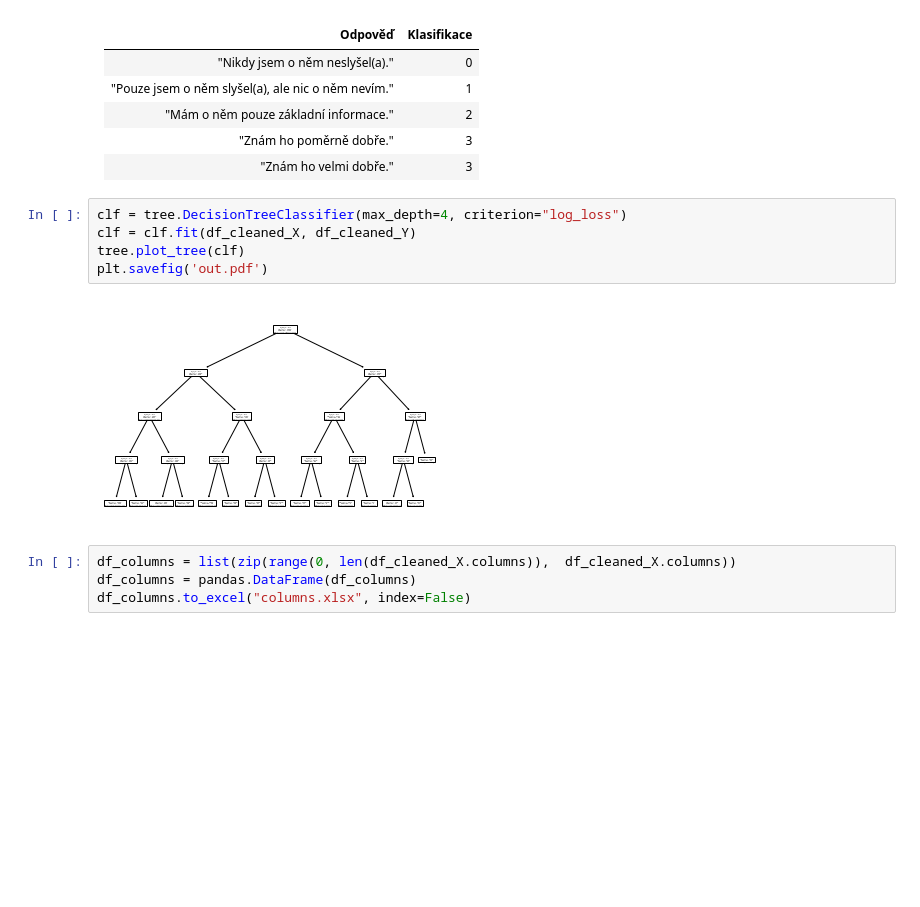
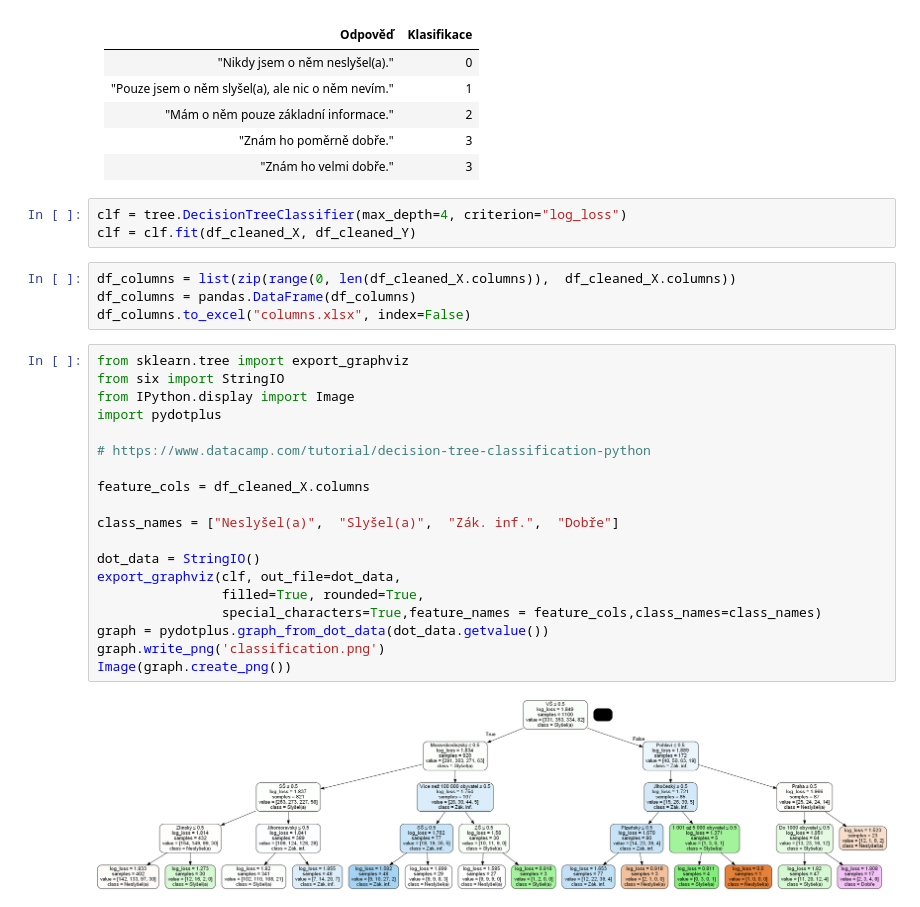
Before and after one commit to pesikj/SocialEntrepreneurshipFieldResearch, a Jupyter notebook: analysis.ipynb, the cells around one changed output. Cells and saved outputs as stored; diff of their text form; blank space fills up the shorter version.

```diff
--- a/analysis.ipynb
+++ b/analysis.ipynb
@@ -90,11 +90,28 @@ df_cleaned.head()
 # %%
 clf = tree.DecisionTreeClassifier(max_depth=4, criterion="log_loss")
 clf = clf.fit(df_cleaned_X, df_cleaned_Y)
-tree.plot_tree(clf)
-plt.savefig('out.pdf')
-# %% [output]
-[figure, removed]
 # %%
 df_columns = list(zip(range(0, len(df_cleaned_X.columns)),  df_cleaned_X.columns))
 df_columns = pandas.DataFrame(df_columns)
 df_columns.to_excel("columns.xlsx", index=False)
+# %%
+from sklearn.tree import export_graphviz
+from six import StringIO
+from IPython.display import Image
+import pydotplus
+
+# https://www.datacamp.com/tutorial/decision-tree-classification-python
+
+feature_cols = df_cleaned_X.columns
+
+class_names = ["Neslyšel(a)",  "Slyšel(a)",  "Zák. inf.",  "Dobře"]
+
+dot_data = StringIO()
+export_graphviz(clf, out_file=dot_data,
+                filled=True, rounded=True,
+                special_characters=True,feature_names = feature_cols,class_names=class_names)
+graph = pydotplus.graph_from_dot_data(dot_data.getvalue())
+graph.write_png('classification.png')
+Image(graph.create_png())
+# %% [output]
+[figure, added]
```
Also changed, not shown: 1 other file.
